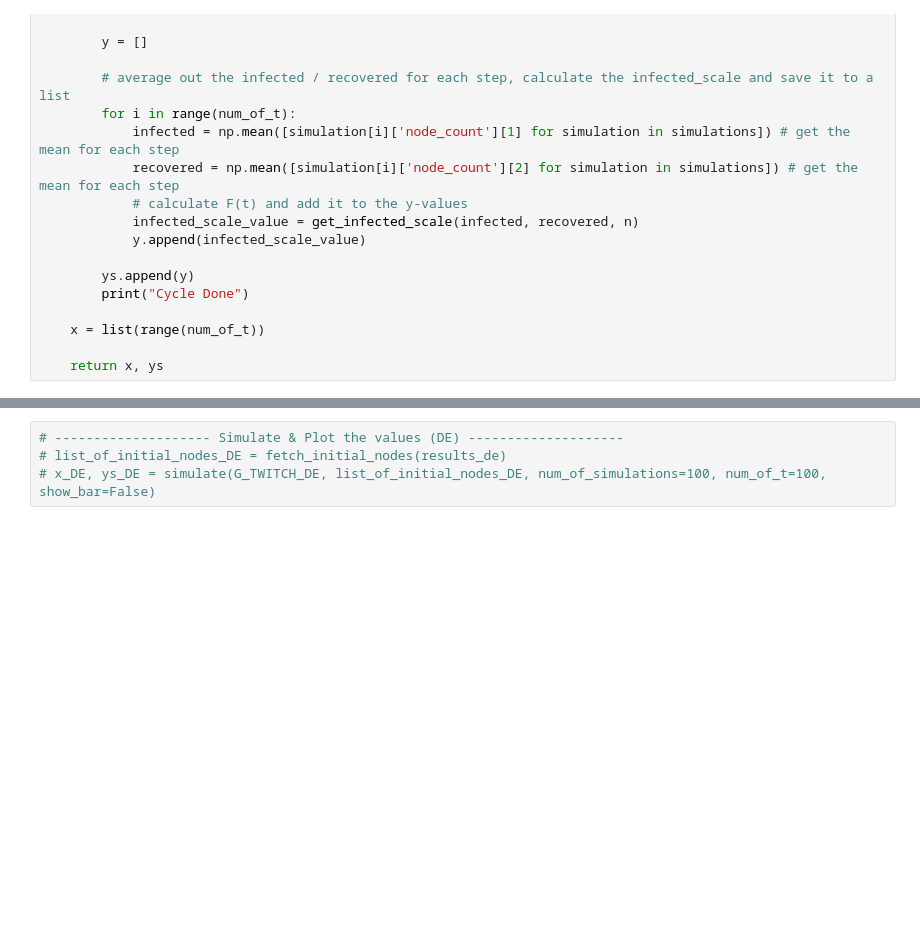
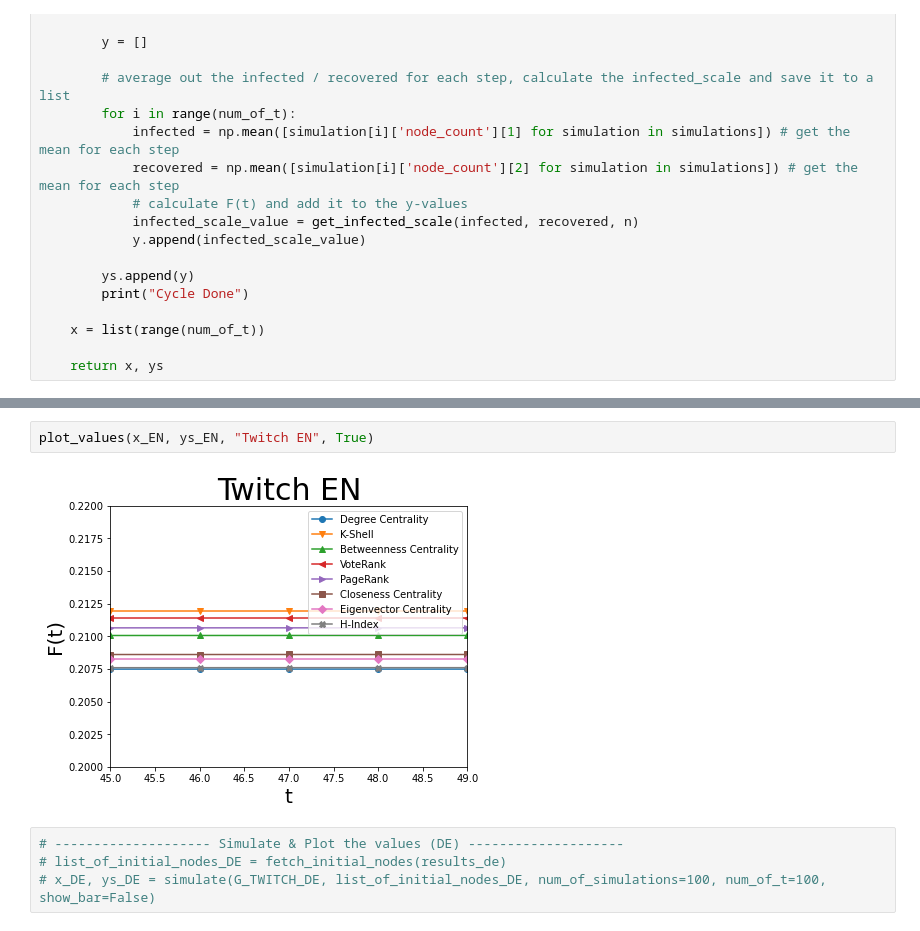
Before and after one commit to Shymsky/Network_Science, a Jupyter notebook: Group_Assignment.ipynb, the cells around one changed output, grey strips where cells are left out. Drawn from its saved outputs; the diff is of its cells as text; blank space fills up the shorter version.

```diff
--- a/Group_Assignment.ipynb
+++ b/Group_Assignment.ipynb
@@ -338,3 +351,7 @@ def simulate(network, list_of_initial_nodes, num_of_simulations=100, num_of_t=20
+# %%
+plot_values(x_EN, ys_EN, "Twitch EN", True)
+# %% [output]
+[figure, added]
 # %%
 # -------------------- Simulate & Plot the values (DE) --------------------
 # list_of_initial_nodes_DE = fetch_initial_nodes(results_de)
```
Also changed, not shown: parts of 7 cells of this notebook.
